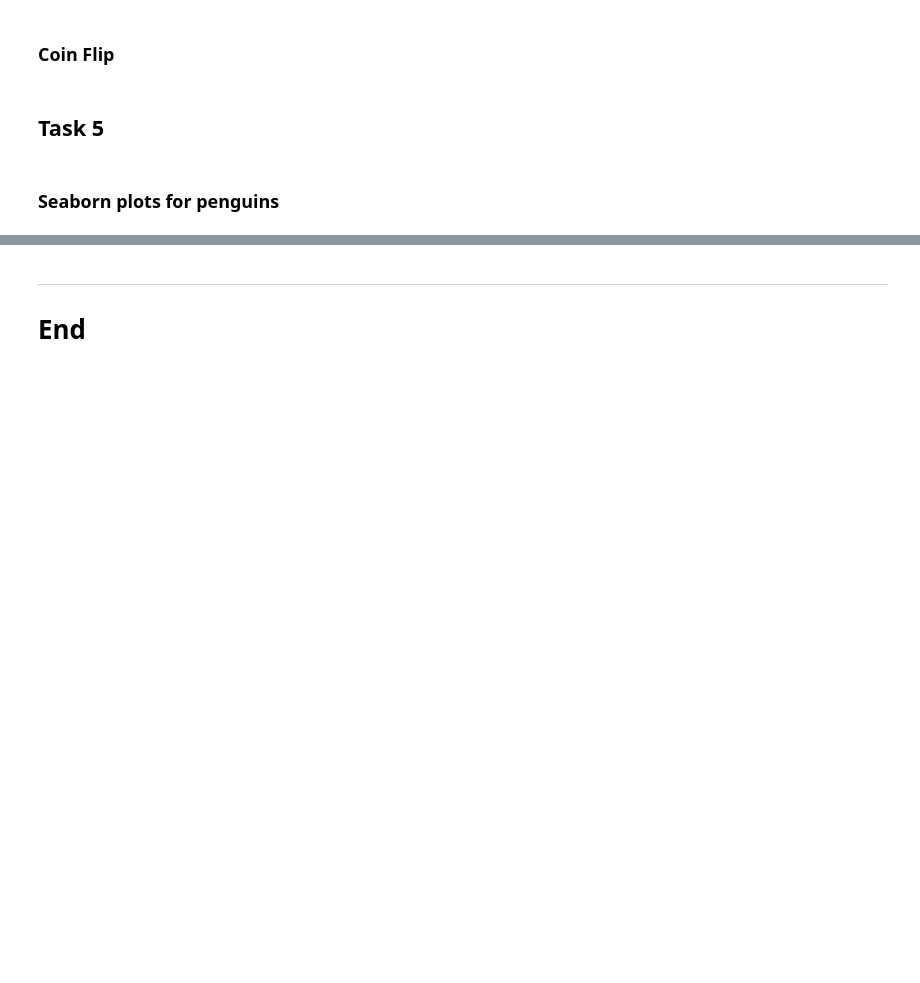
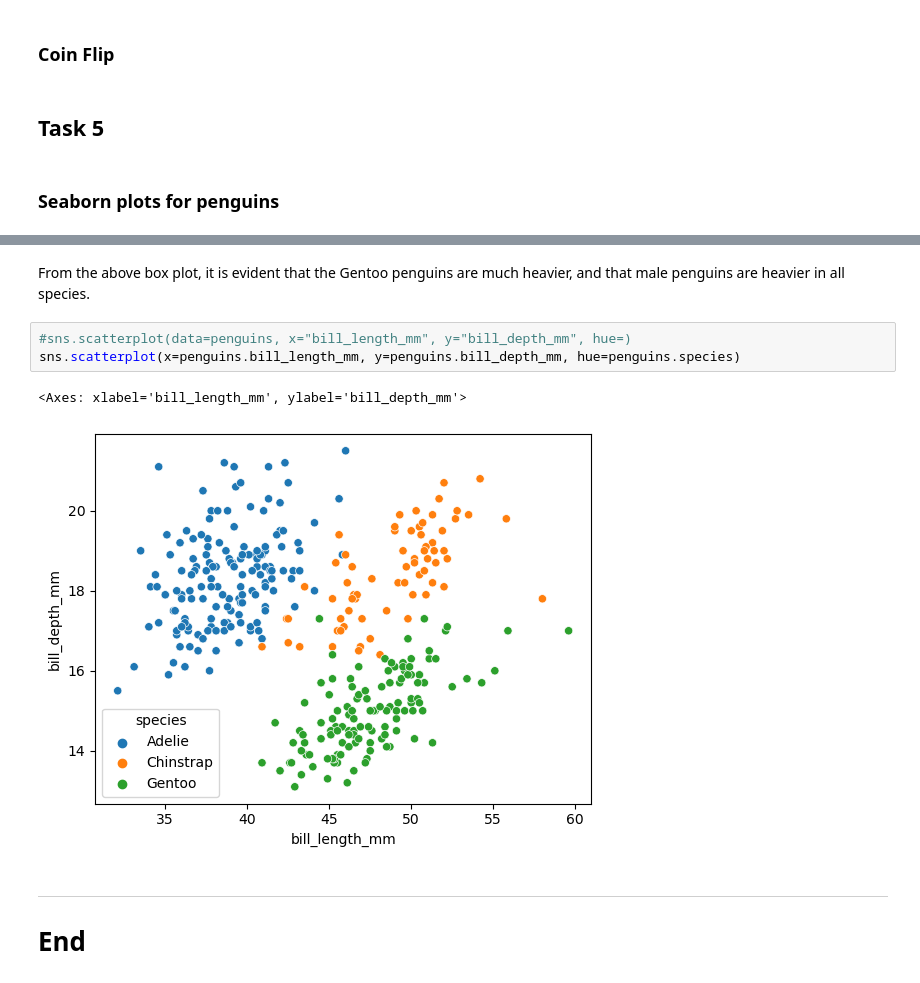
Before and after one commit to nexlanglxm/fundamentals-of-data-analysis, a Jupyter notebook: tasks.ipynb, the cells around one changed output, grey strips where cells are left out. Cells and saved outputs as stored; diff of their text form; blank space fills up the shorter version.

```diff
--- a/tasks.ipynb
+++ b/tasks.ipynb
@@ -151,3 +157,11 @@ The variables are as listed above
+# %% [markdown]
+From the above box plot, it is evident that the Gentoo penguins are much heavier, and that male penguins are heavier in all species.
+# %%
+#sns.scatterplot(data=penguins, x="bill_length_mm", y="bill_depth_mm", hue=)
+sns.scatterplot(x=penguins.bill_length_mm, y=penguins.bill_depth_mm, hue=penguins.species)
+# %% [output]
+<Axes: xlabel='bill_length_mm', ylabel='bill_depth_mm'>
+[figure, added]
 # %% [markdown]
 ***
 # End
```
Also changed, not shown: parts of 26 cells of this notebook.
